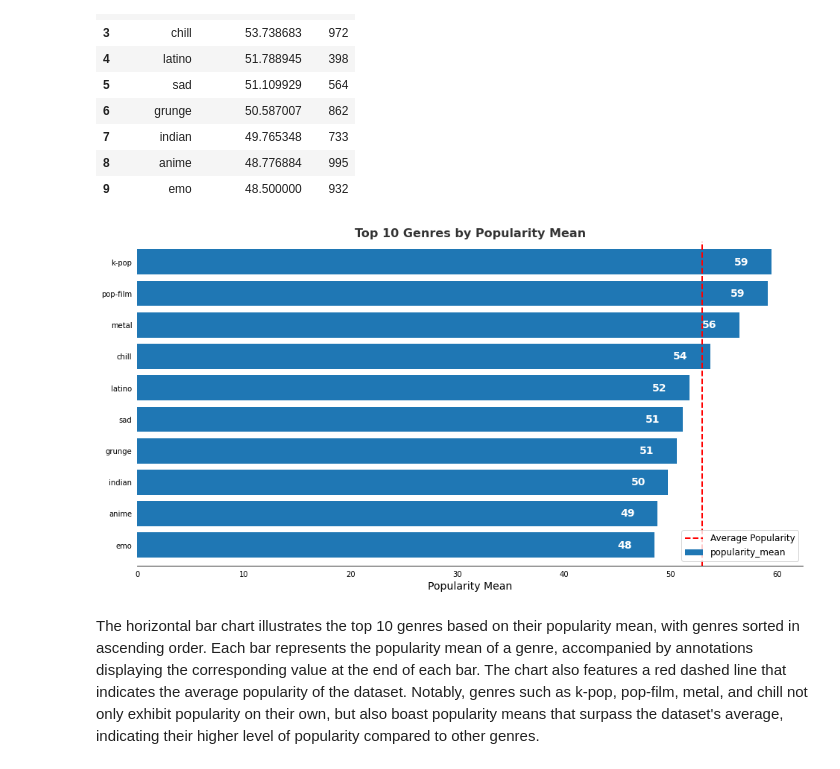
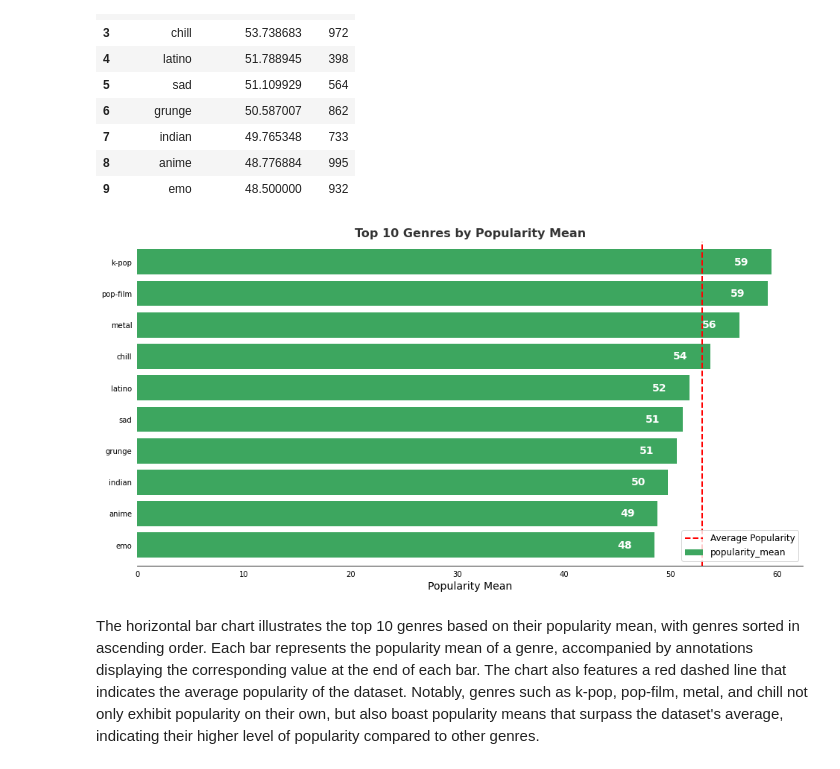
Before and after one commit to biancaportela/7DaysOfCode_SpotifyML, a Jupyter notebook: D1 - Data Collection and EDA/eda.ipynb, the cells around one changed output. Cells and saved outputs as stored; diff of their text form; code cells hidden in the pictures.

```diff
--- a/D1 - Data Collection and EDA/eda.ipynb
+++ b/D1 - Data Collection and EDA/eda.ipynb
@@ -267,7 +269,7 @@ def generate_horizontal_bar_chart(df, title):
     df_sorted = df.sort_values(ascending=True)
 
     # Create the horizontal bar chart
-    plot = df_sorted.plot(kind='barh', xlabel='', figsize=(16, 8), width=0.8)
+    plot = df_sorted.plot(kind='barh', xlabel='', figsize=(16, 8), width=0.8, color= '#3DA65F')
 
     # Set the title and other plot properties
     plt.title(title, size=16, alpha=0.8, weight='bold')
@@ -343,7 +345,7 @@ def generate_horizontal_bar_chart(df, title):
     df_sorted = df.sort_values(by='duration_ms', ascending=True)
 
     # Create the horizontal bar chart
-    plot = df_sorted.plot(kind='barh',  xlabel='',x='track_name', y='duration_ms', figsize=(16, 8), width=0.8, legend=False)
+    plot = df_sorted.plot(kind='barh',  xlabel='',x='track_name', y='duration_ms', figsize=(16, 8), width=0.8, legend=False, color= '#3DA65F')
 
     # Set the title and other plot properties
     plt.title(title, size=16, alpha=0.8, weight='bold')
@@ -459,7 +461,7 @@ def generate_horizontal_bar_chart(df, title):
     avg_popularity = df['popularity_mean'].mean()
 
     # Create the horizontal bar chart
-    plot = df_sorted.plot(kind='barh',  xlabel='',x='track_genre', y='popularity_mean', figsize=(16, 8), width=0.8, legend=False)
+    plot = df_sorted.plot(kind='barh',  xlabel='',x='track_genre', y='popularity_mean', figsize=(16, 8), width=0.8, legend=False, color= '#3DA65F')
 
     # Set the title and other plot properties
     plt.title(title, size=16, alpha=0.8, weight='bold')
@@ -487,34 +489,34 @@ def generate_horizontal_bar_chart(df, title):
             # Invert space to place label to the left
             space *= -1
             # Horizontally align label at right
             ha = 'right'
 
         # Use X value as label and format number with one decimal place
         label = "{:.0f}".format(x_value)
 
         # Create annotation
         plt.annotate(
             label,                      # Use `label` as label
             (x_value, y_value),         # Place label at end of the bar
             xytext=(space, 0),          # Horizontally shift label by `space`
             textcoords="offset points", # Interpret `xytext` as offset in points
             va='center',                # Vertically center label
             ha=ha,
             color='white',
             weight='bold',
             size=14)
 
     # Add a horizontal line for the average popularity of the dataset
     plt.axvline(avg_popularity, color='red', linestyle='dashed', linewidth=2, label='Average Popularity')
 
     # Add a legend
     plt.legend(loc = 4,frameon= True, fontsize= 12)
 
     plt.show()
 
 generate_horizontal_bar_chart(top_10_genres, "Top 10 Genres by Popularity Mean")
 # %% [output]
-[figure, old version]
+[figure, new version]
 # %% [markdown]
 The horizontal bar chart illustrates the top 10 genres based on their popularity mean, with genres sorted in ascending order. Each bar represents the popularity mean of a genre, accompanied by annotations displaying the corresponding value at the end of each bar. The chart also features a red dashed line that indicates the average popularity of the dataset. Notably, genres such as k-pop, pop-film, metal, and chill not only exhibit popularity on their own, but also boast popularity means that surpass the dataset's average, indicating their higher level of popularity compared to other genres.
 # %% [markdown]
```
Also changed, not shown: parts of 4 cells of this notebook.
